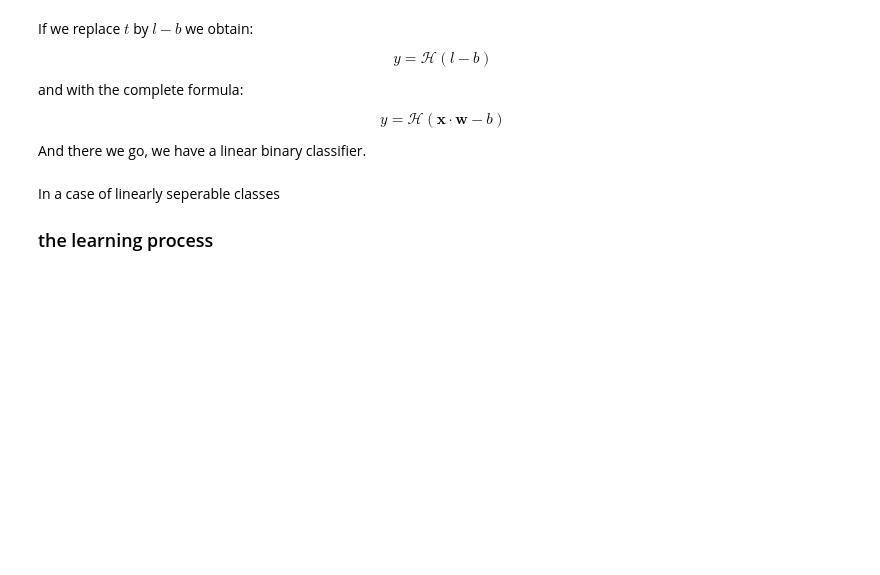
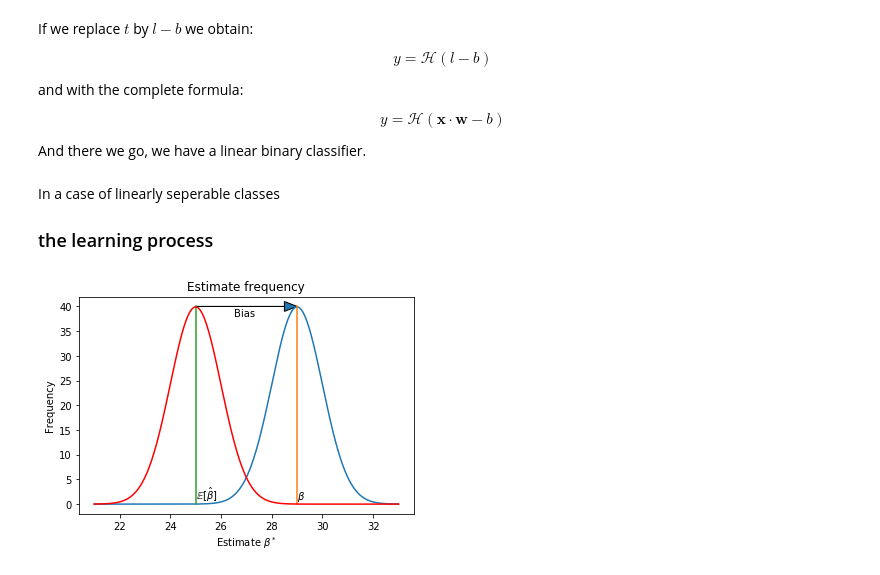
Before and after one commit to GarreauArthur/ldl, a Jupyter notebook: graphs.ipynb, the cells around one changed output. Cells and saved outputs as stored; diff of their text form; code cells hidden in the pictures; blank space fills up the shorter version.

Commit message:
graphs update

```diff
--- a/graphs.ipynb
+++ b/graphs.ipynb
@@ -186,0 +190,26 @@ In a case of linearly seperable classes
+# %%
+mu = 29
+variance = 1
+sigma = math.sqrt(variance)
+x = np.linspace(21, 33, 1000)
+
+plt.plot(x,100*mlab.normpdf(x, mu, sigma))
+expY = 100*mlab.normpdf(29, mu, sigma)
+expX = 29
+plt.plot([29,29],[0,40])
+plt.annotate(r"$\beta$",(expX,1))
+plt.annotate("Bias",(26.5,38))
+plt.annotate(r"$\mathbb{E}[ \hat{\beta}  ]$",(25,1))
+plt.plot([25,25],[0,40])
+
+plt.plot(x,100*mlab.normpdf(x, 25, sigma),color='red')
+
+plt.arrow(25,40,3.5,0,head_width=2,head_length=0.5)
+#plt.plot(x,100*mlab.normpdf(x, mu, 0.5),color='green')
+#plt.plot(x,100*mlab.normpdf(x, mu, 0.3),color='red')
+plt.title("Estimate frequency")
+plt.xlabel(r"Estimate $\beta^*$")
+plt.ylabel("Frequency")
+plt.show()
+# %% [output]
+[figure, added]
```
Also changed, not shown: parts of 2 cells of this notebook.
